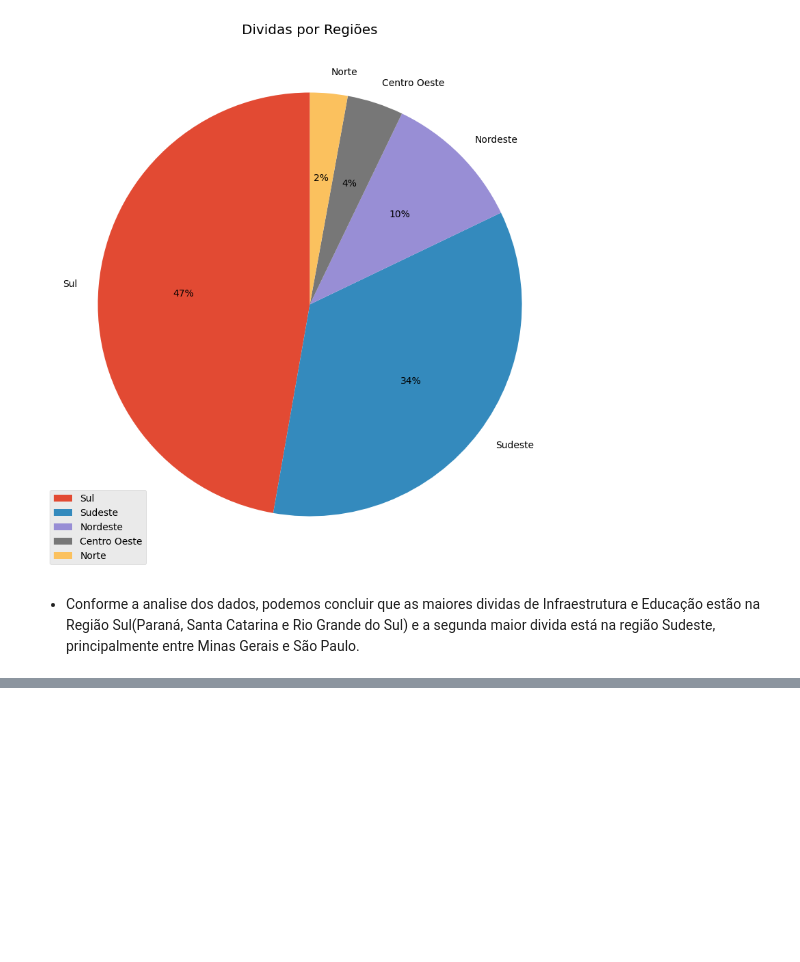
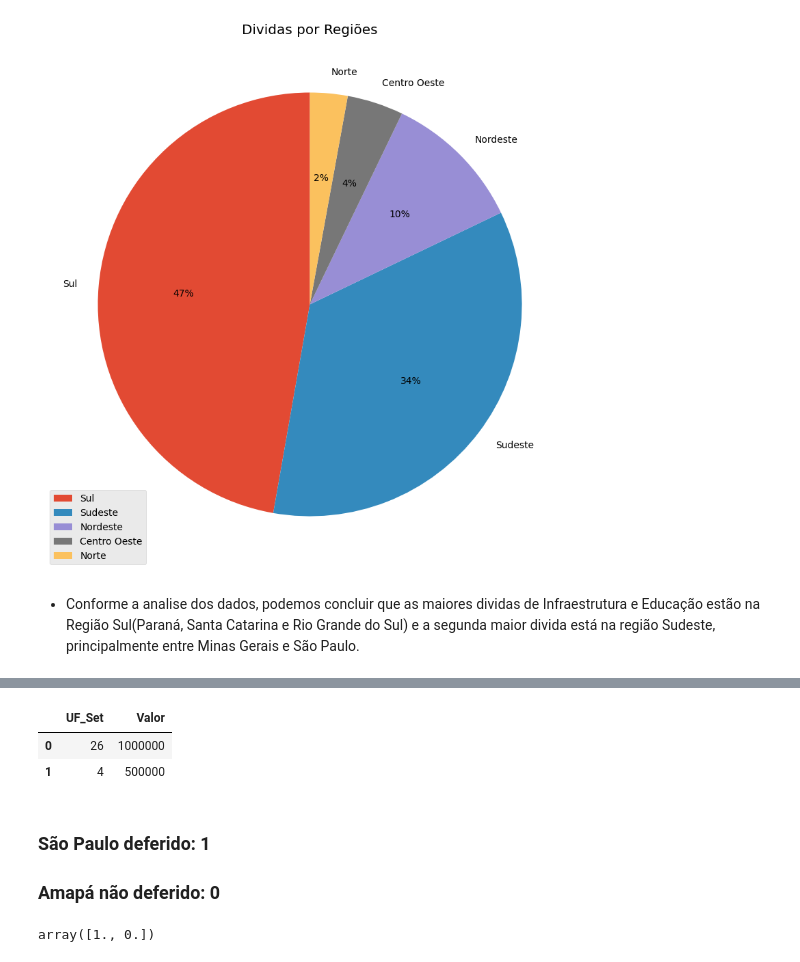
Before and after one commit to wmatossouza/projetoIA, a Jupyter notebook: analise_operacoes.ipynb, the cells around one changed output, grey strips where cells are left out. Cells and saved outputs as stored; diff of their text form; code cells hidden in the pictures; blank space fills up the shorter version.

```diff
--- a/analise_operacoes.ipynb
+++ b/analise_operacoes.ipynb
@@ -285,0 +358,19 @@ plt.show()
+# %%
+import pandas as pd
+data = [[26,1000000], [4,500000]]
+
+df = pd.DataFrame(data, columns=['UF_Set', 'Valor'])
+# %%
+df
+# %% [output]
+|  | UF_Set | Valor |
+| 0 | 26 | 1000000 |
+| 1 | 4 | 500000 |
+# %% [markdown]
+### São Paulo deferido: 1
+
+### Amapá não deferido: 0
+# %%
+clf.predict(df)
+# %% [output]
+array([1., 0.])
```
Also changed, not shown: parts of 10 cells of this notebook.
